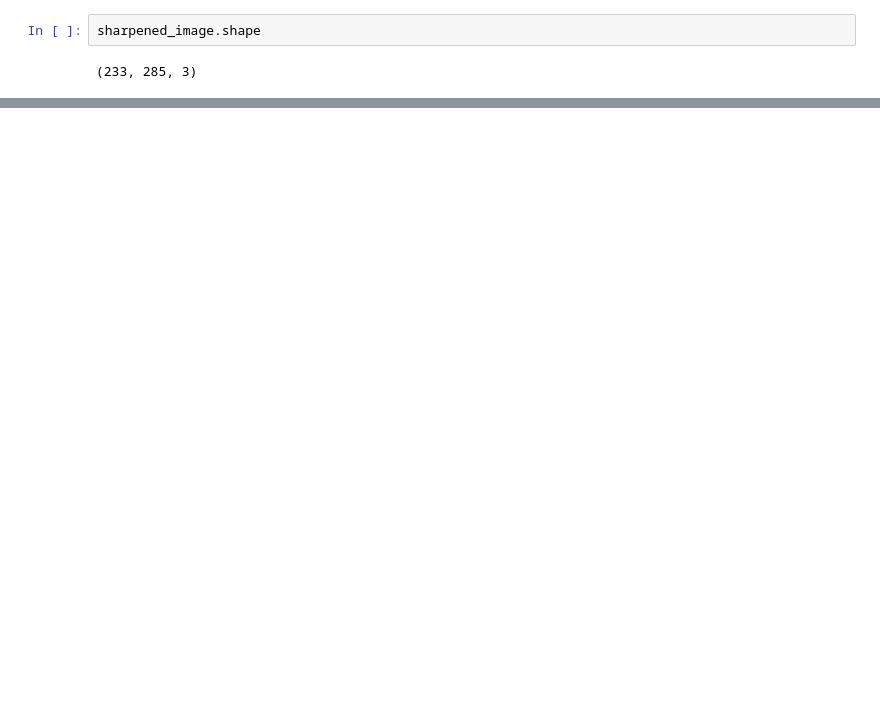
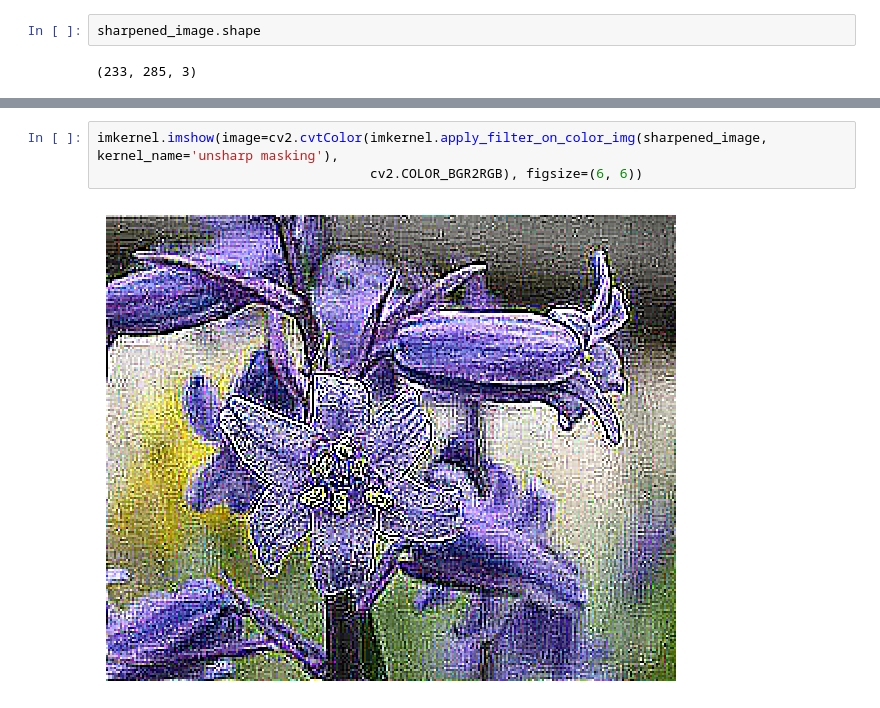
Before and after one commit to amirho3einsedaghati/pyimkernel, a Jupyter notebook: examples/Image Kernels.ipynb, the cells around one changed output, grey strips where cells are left out. Drawn from its saved outputs; the diff is of its cells as text; blank space fills up the shorter version.

```diff
--- a/examples/Image Kernels.ipynb
+++ b/examples/Image Kernels.ipynb
@@ -78,0 +79,5 @@ imkernel.imshow(image=cv2.cvtColor(imkernel.apply_filter_on_color_img(sharpened_
+# %%
+imkernel.imshow(image=cv2.cvtColor(imkernel.apply_filter_on_color_img(sharpened_image, kernel_name='unsharp masking'),
+                                   cv2.COLOR_BGR2RGB), figsize=(6, 6))
+# %% [output]
+[figure, added]
```
Also changed, not shown: parts of 6 cells of this notebook.
